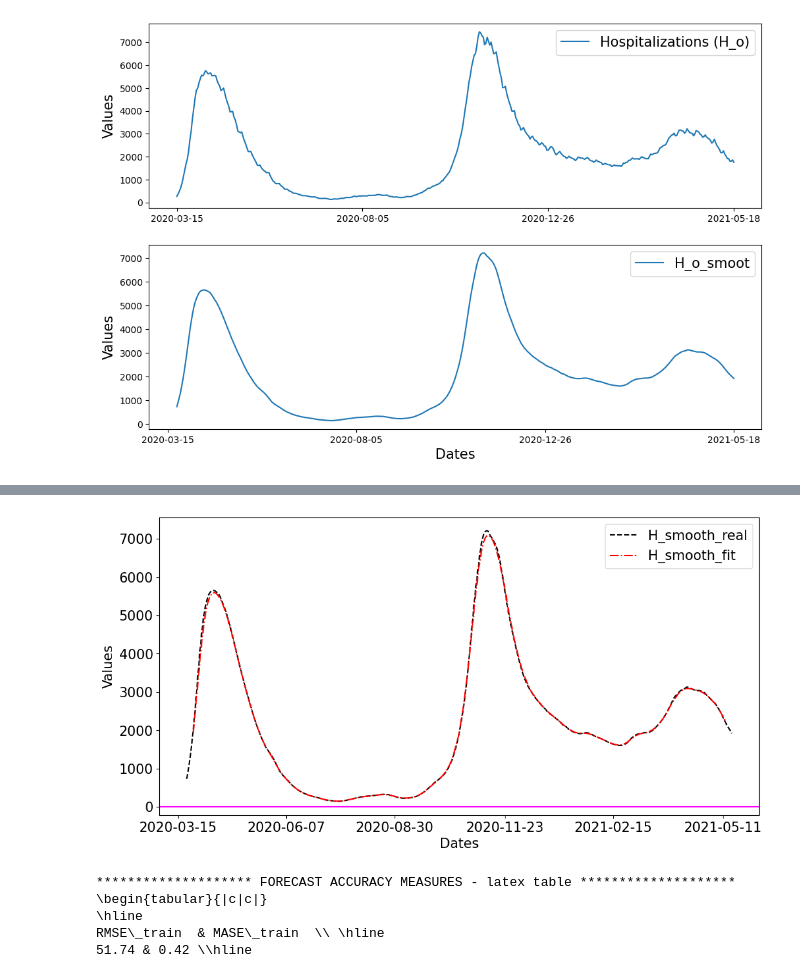
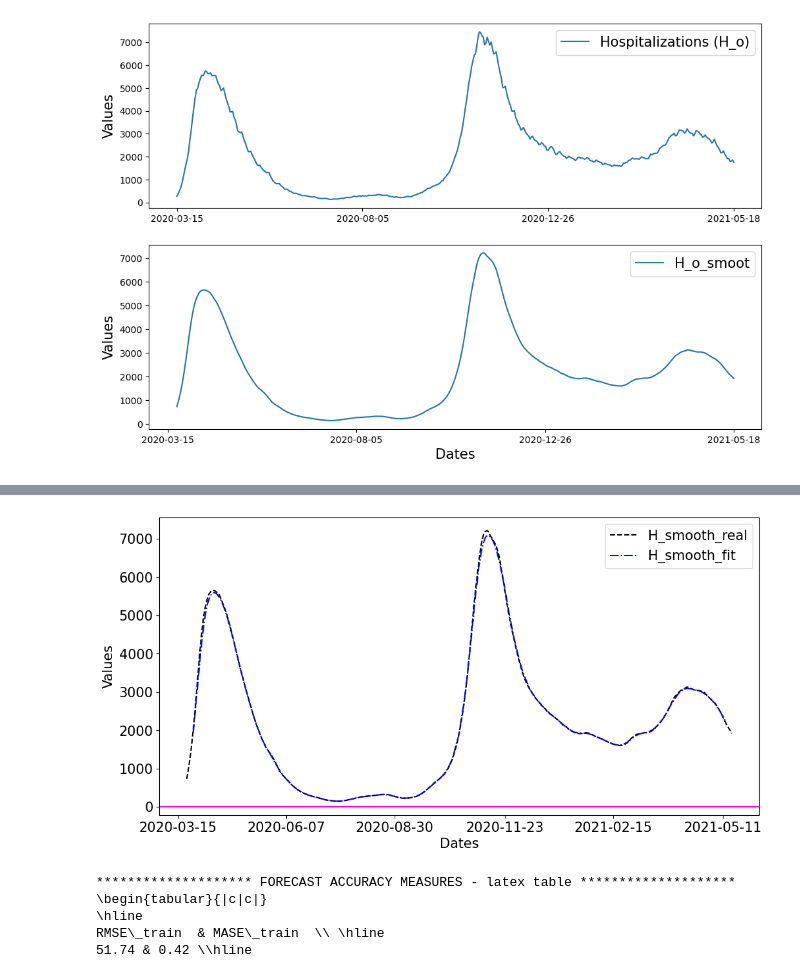
Before and after one commit to OD1992/Python-programs, a Jupyter notebook: Hospi_change_point.ipynb, the cells around one changed output, grey strips where cells are left out. Drawn from its saved outputs; the diff is of its cells as text; code cells hidden in the pictures.

```diff
--- a/Hospi_change_point.ipynb
+++ b/Hospi_change_point.ipynb
@@ -264,17 +253,17 @@ Optimization terminated successfully.
 # %%
 plt.figure(figsize=(12,6))
 #plt.subplot(212)
 plt.plot(Dates[7:], H_smooth_MA_used,'--',  color='black')
-plt.plot(Dates[7+d:len(H_smooth_MA)-d], H[d:len(H_smooth_MA_used)-d],'-.', color='red')
+plt.plot(Dates[7+d:len(H_smooth_MA)-d], H[d:len(H_smooth_MA_used)-d],'-.', color='blue')
 plt.axhline(y=0, color="magenta")
 plt.xticks(dates_ticks, fontsize=15)
 plt.yticks(fontsize=15)
 plt.xlabel("Dates", fontsize=15)
 plt.ylabel("Values", fontsize=15)
 plt.legend(['H_smooth_real', 'H_smooth_fit'], fontsize=15)
 plt.show()
 # %% [output]
-[figure, old version]
+[figure, new version]
 # %%
 RMSE_train = np.linalg.norm(H[d:len(H_smooth_MA_used)-d] - H_smooth_MA_used[d:len(H_smooth_MA_used)-d]) / np.sqrt(len(H_smooth_MA_used)-d-d)
 MAE_train = np.mean(np.abs(H[d:len(H_smooth_MA_used)-d] - H_smooth_MA_used[d:len(H_smooth_MA_used)-d]))
```
Also changed, not shown: parts of 11 cells of this notebook.
